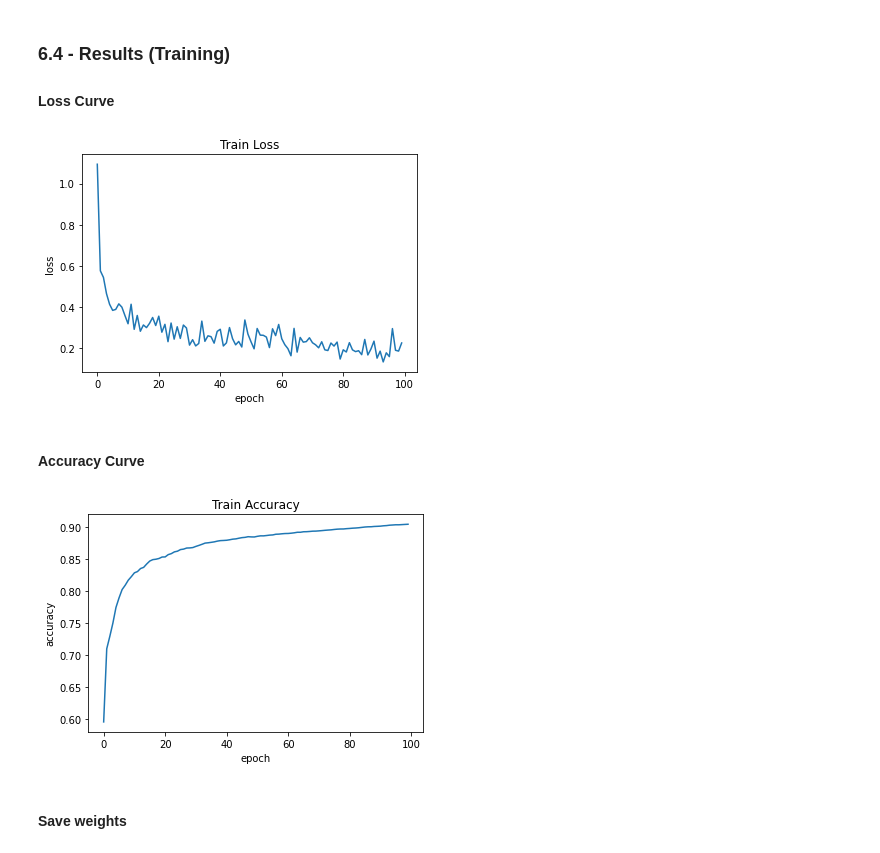
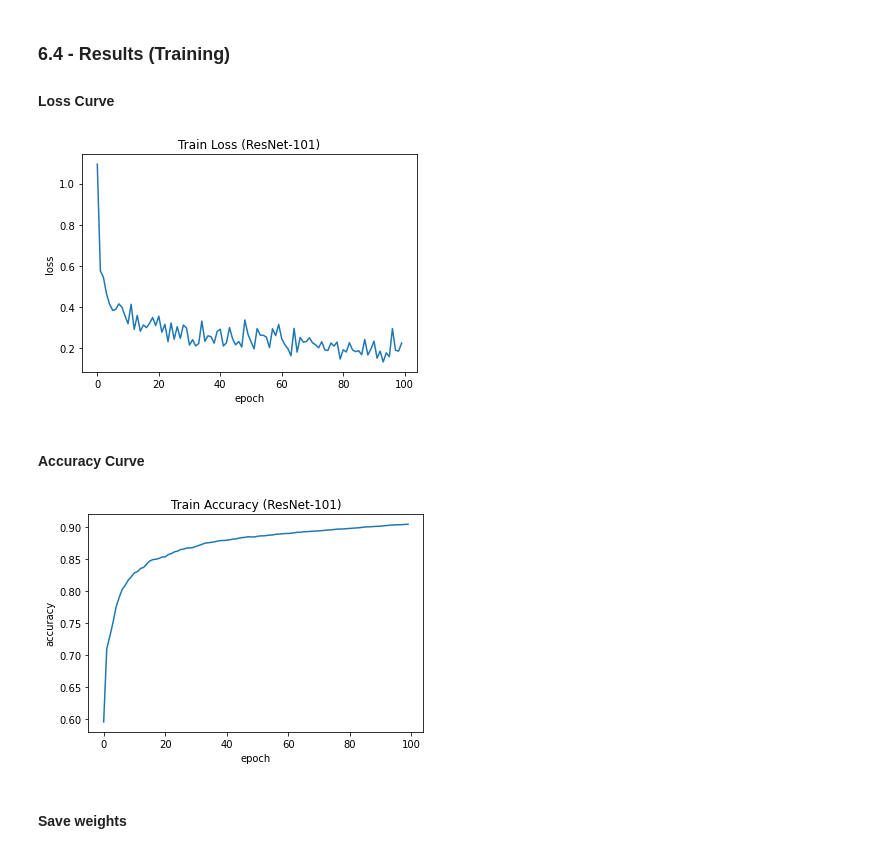
Before and after one commit to Jingshun99/CNN, a Jupyter notebook: cnn.ipynb, the cells around one changed output. Drawn from its saved outputs; the diff is of its cells as text; code cells hidden in the pictures.

```diff
--- a/cnn.ipynb
+++ b/cnn.ipynb
@@ -416,20 +416,20 @@ Finished Training
 plt.plot(train_loss)
 plt.xlabel('epoch')
 plt.ylabel('loss')
-plt.title('Train Loss')
+plt.title('Train Loss (ResNet-101)')
 plt.show()
 # %% [output]
-[figure, old version]
+[figure, new version]
 # %% [markdown]
 #### Accuracy Curve
 # %%
 plt.plot(train_acc)
 plt.xlabel('epoch')
 plt.ylabel('accuracy')
-plt.title('Train Accuracy')
+plt.title('Train Accuracy (ResNet-101)')
 plt.show()
 # %% [output]
-[figure, old version]
+[figure, new version]
 # %% [markdown]
 #### Save weights
 # %%
```
Also changed, not shown: parts of 2 cells of this notebook.
